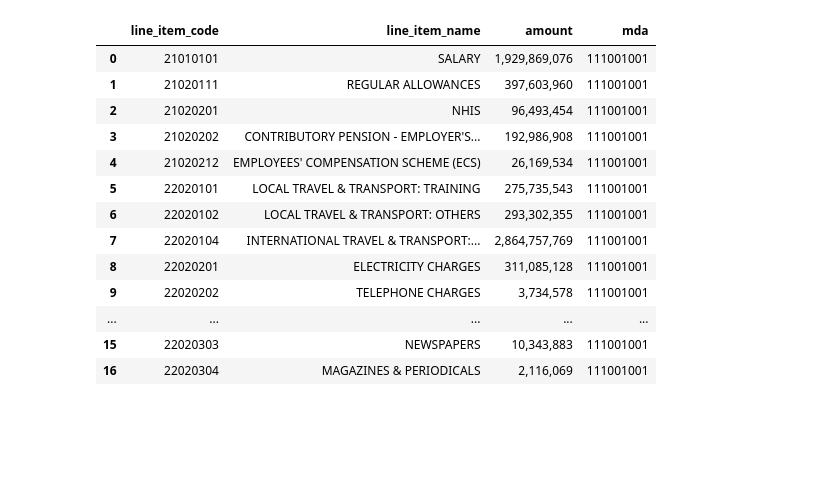
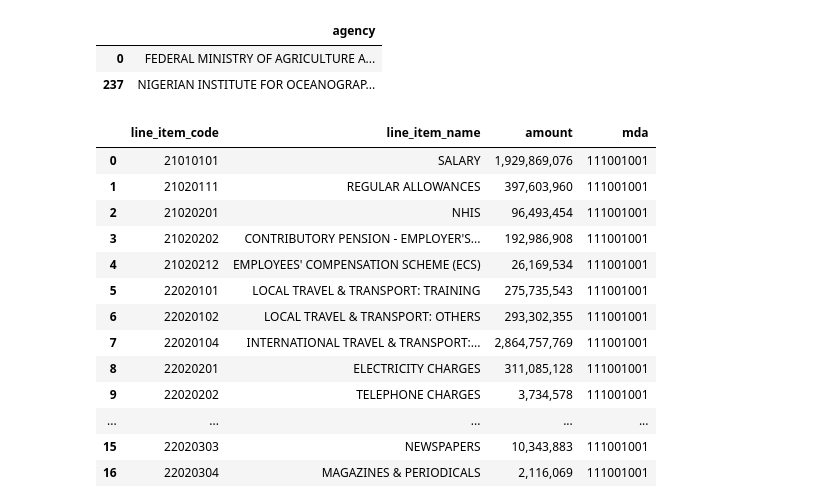
Before and after one commit to abelunbound/fg_interactive_budget, a Jupyter notebook: dev.ipynb, the cells around one changed output. Saved outputs shown, nothing was run; the diff lists cells and outputs as text; code cells hidden in the pictures; blank space fills up the shorter version.

```diff
--- a/dev.ipynb
+++ b/dev.ipynb
@@ -3,3 +57,24 @@ import pandas as pd
+# %%
+misplaced_priorities_data_input_path = "data/outputs/mandate_deviation/llm_alignment_results.csv"
+use_columns = [
+    'ergp_line_item',
+    'mda_code',
+    'agency',
+    'amount',
+    'alignment',
+    'reason',
+]
+df = pd.read_csv(misplaced_priorities_data_input_path, usecols=use_columns)
+
+
+# Get unique agencies for dropdown
+agencies = df[['agency']].drop_duplicates().sort_values('agency')
+# %%
+agencies.head()
+# %% [output]
+|  | agency |
+| 0 | FEDERAL MINISTRY OF AGRICULTURE A... |
+| 237 | NIGERIAN INSTITUTE FOR OCEANOGRAP... |
 # %%
 # New column names using a dictionary
 col_name_dict = {
```
Also changed, not shown: parts of 23 cells of this notebook, 29 other files.
